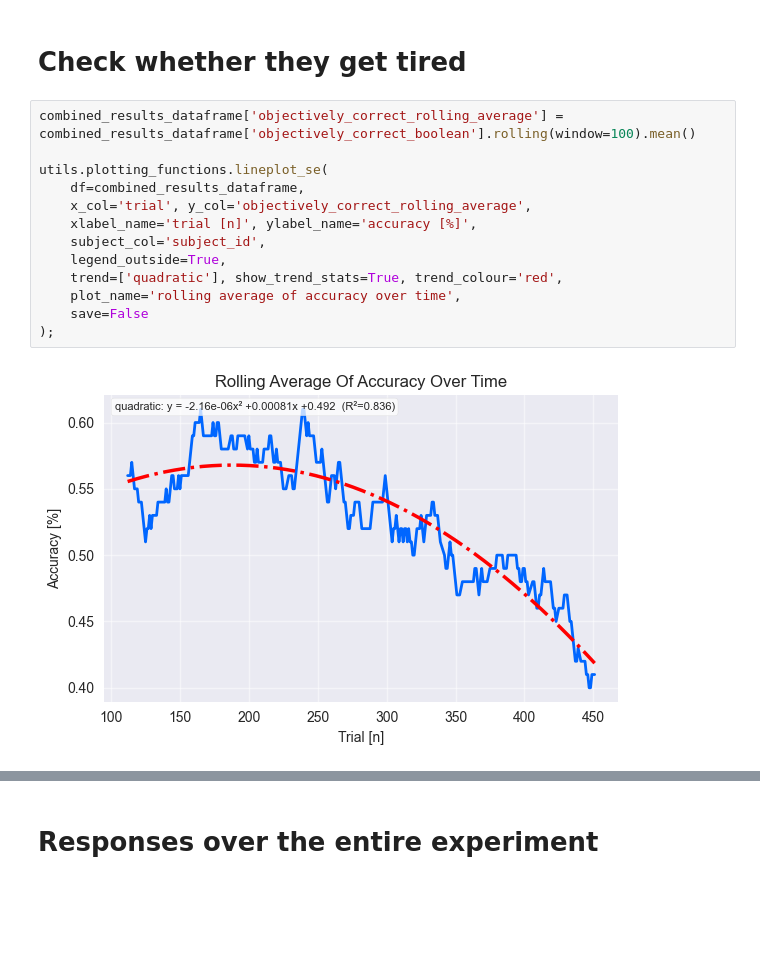
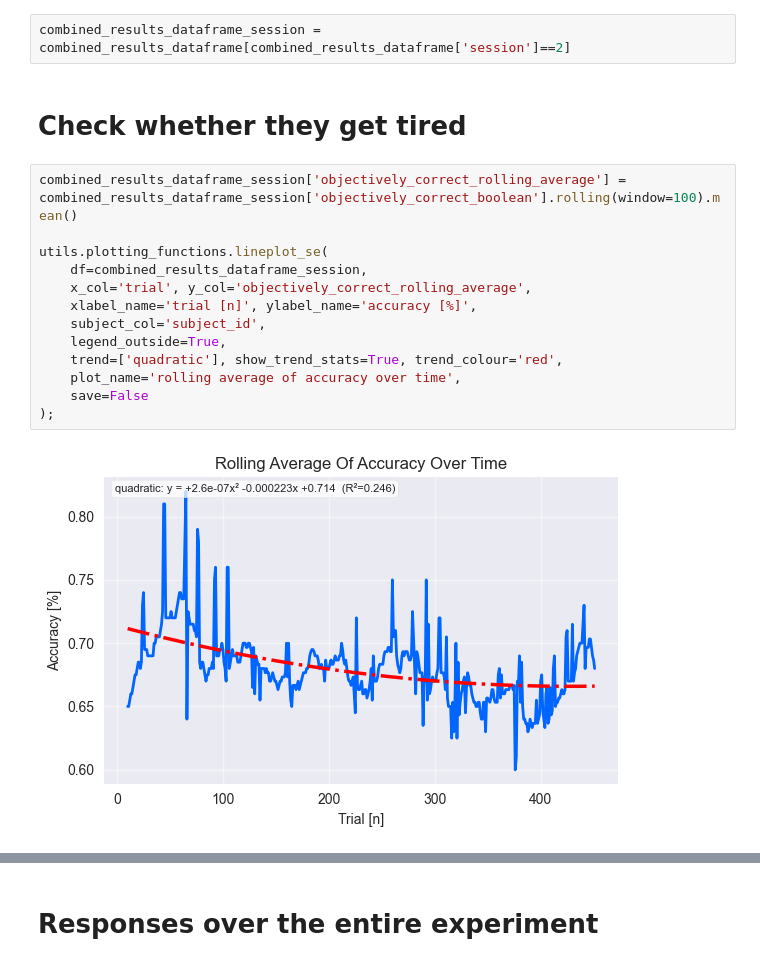
Before and after one commit to KTZ228/phd_1_analysis, a Jupyter notebook: analysis_behavioural/standard parameters/check_inclusion.ipynb, the cells around one changed output, grey strips where cells are left out. Drawn from its saved outputs; the diff is of its cells as text; blank space fills up the shorter version.

```diff
--- a/analysis_behavioural/standard parameters/check_inclusion.ipynb
+++ b/analysis_behavioural/standard parameters/check_inclusion.ipynb
@@ -57,17 +59,19 @@ These participants will be excluded: {'sub-059_session-03'}
+# %%
+combined_results_dataframe_session = combined_results_dataframe[combined_results_dataframe['session']==2]
 # %% [markdown]
 # Check whether they get tired
 # %%
-combined_results_dataframe['objectively_correct_rolling_average'] = combined_results_dataframe['objectively_correct_boolean'].rolling(window=100).mean()
+combined_results_dataframe_session['objectively_correct_rolling_average'] = combined_results_dataframe_session['objectively_correct_boolean'].rolling(window=100).mean()
 
 utils.plotting_functions.lineplot_se(
-    df=combined_results_dataframe,
+    df=combined_results_dataframe_session,
     x_col='trial', y_col='objectively_correct_rolling_average',
     xlabel_name='trial [n]', ylabel_name='accuracy [%]',
     subject_col='subject_id',
     legend_outside=True,
     trend=['quadratic'], show_trend_stats=True, trend_colour='red',
     plot_name='rolling average of accuracy over time',
     save=False
 );
 # %% [output]
-[figure, old version]
+[figure, new version]
```
Also changed, not shown: parts of 9 cells of this notebook, 1 other file.
